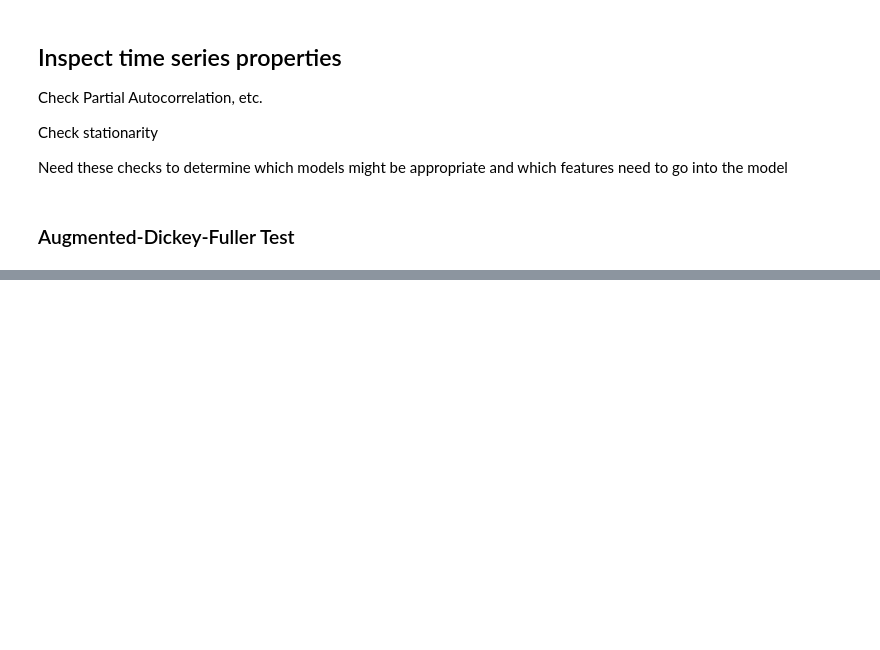
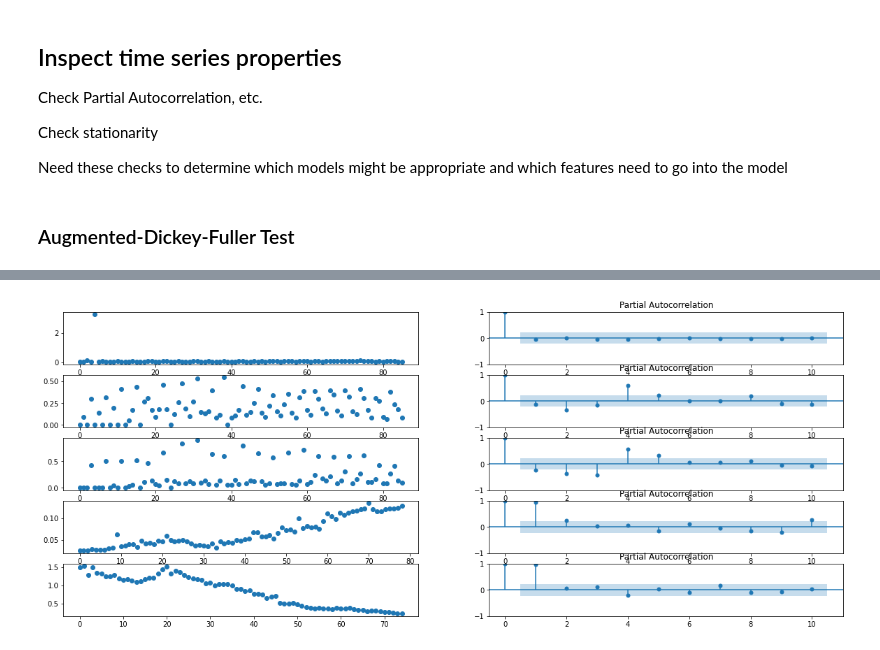
Before and after one commit to Mebbel/PortfolioManagement, a Jupyter notebook: _C011_Predict_Distributions_TopDown.ipynb, the cells around one changed output, grey strips where cells are left out. Saved outputs shown, nothing was run; the diff lists cells and outputs as text; code cells hidden in the pictures; blank space fills up the shorter version.

```diff
--- a/_C011_Predict_Distributions_TopDown.ipynb
+++ b/_C011_Predict_Distributions_TopDown.ipynb
@@ -377,3 +452,25 @@ Check how many lags are relevant for time series
+# %%
+# Inspect where lots of lags are relevant
+df_max_lag.sort_values('max_lag', ascending=False)
+
+# Create subplots for: scatter + pacf + other
+fig, axs = plt.subplots(5, 2, figsize=(20, 8))
+
+for i in range(5):
+
+    # isin_i = "IE00B14X4S71"
+    isin_i = df_max_lag.reset_index().iloc[i,]['index']
+
+    x_ = df_temp_exp[df_temp_exp.Security_ISIN == isin_i]['Dist_Amount']
+
+    # Plot all scatter and pacf
+    axs[i,0].scatter(x=[*range(len(x_))], y=x_)
+
+    plot_pacf(x_, lags=10, alpha=0.05, ax=axs[i,1])
+
+plt.show()
+# %% [output]
+[figure, added]
 # %% [markdown]
 ## Setup testing framework
 
```
Also changed, not shown: parts of 14 cells of this notebook, 1 other file.
